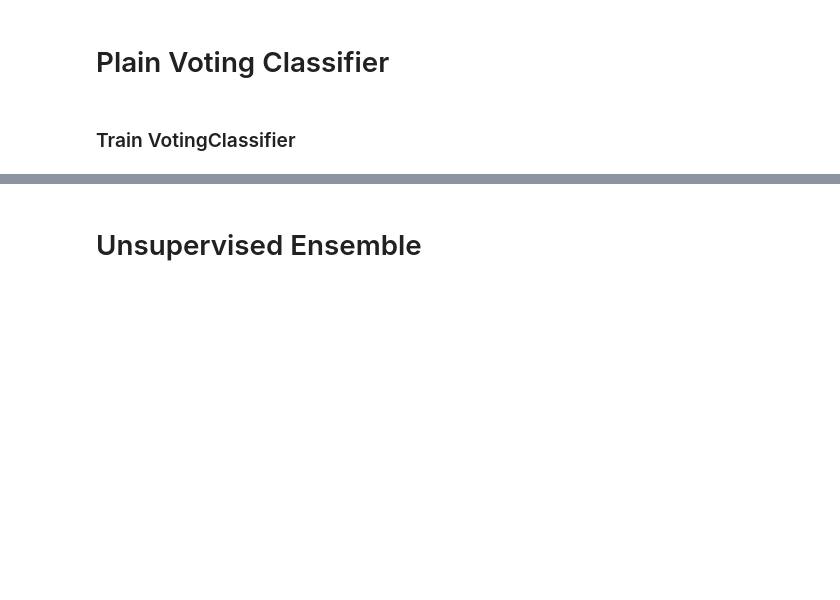
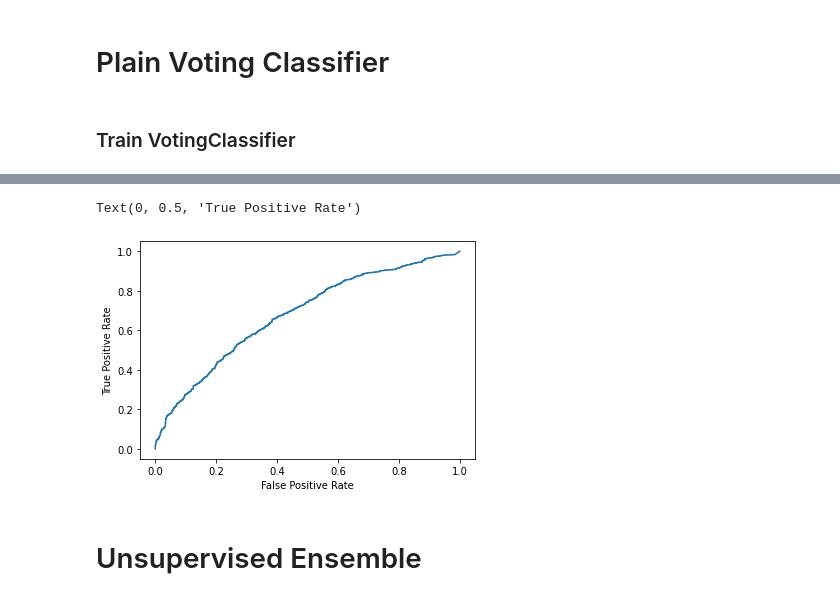
Before and after one commit to dankrasno/ds4420_nba_betting, a Jupyter notebook: notebooks/eval-models.ipynb, the cells around one changed output, grey strips where cells are left out. Cells and saved outputs as stored; diff of their text form; code cells hidden in the pictures; blank space fills up the shorter version.

```diff
--- a/notebooks/eval-models.ipynb
+++ b/notebooks/eval-models.ipynb
@@ -141,3 +142,15 @@ plot_conf_mat(y_test, voting_cls.predict(X_test))
+# %%
+# ROC Curve
+
+voting_cls_pred_proba = voting_cls.predict_proba(X_test)[::,1]
+fpr, tpr, _ = roc_curve(y_test,  voting_cls_pred_proba, pos_label="W")
+auc = roc_auc_score(y_test, voting_cls_pred_proba)
+plt.plot(fpr,tpr,label="auc="+str(auc))
+plt.xlabel('False Positive Rate')
+plt.ylabel('True Positive Rate')
+# %% [output]
+Text(0, 0.5, 'True Positive Rate')
+[figure, added]
 # %% [markdown]
 # Unsupervised Ensemble
 # %% [markdown]
```
Also changed, not shown: parts of 13 cells of this notebook, 6 other files.
